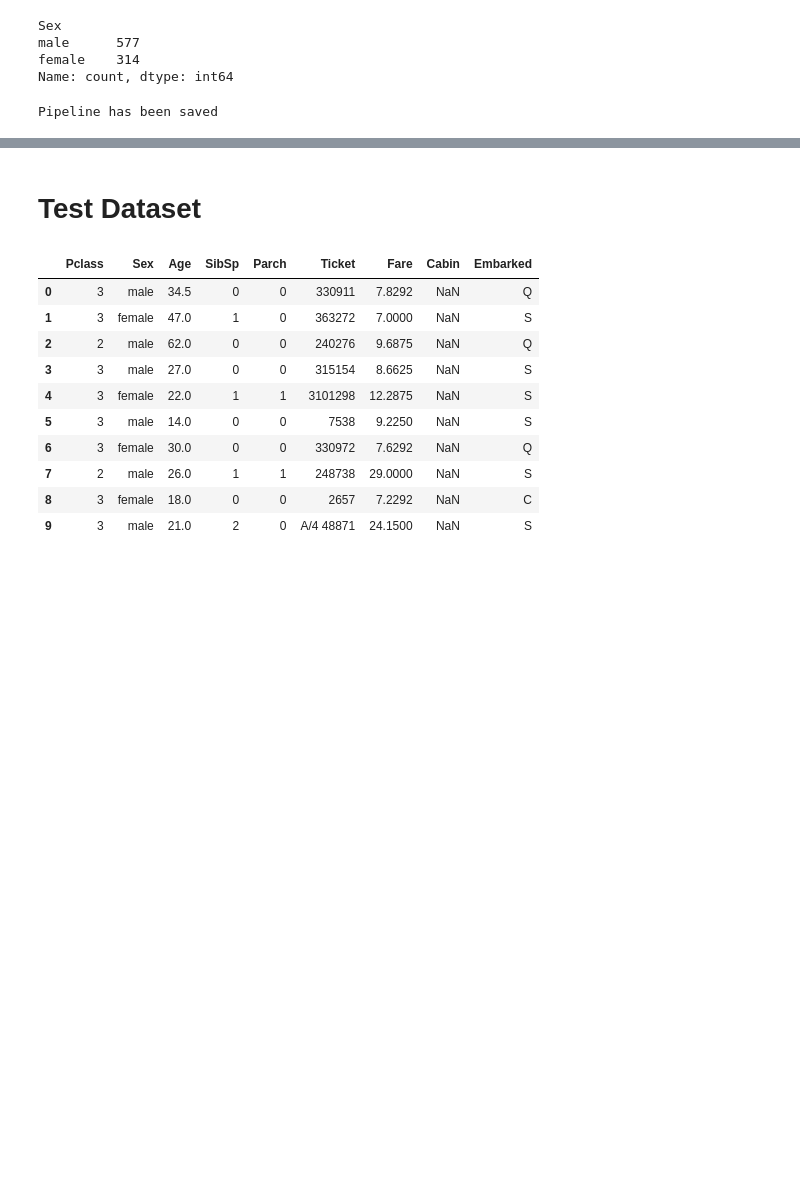
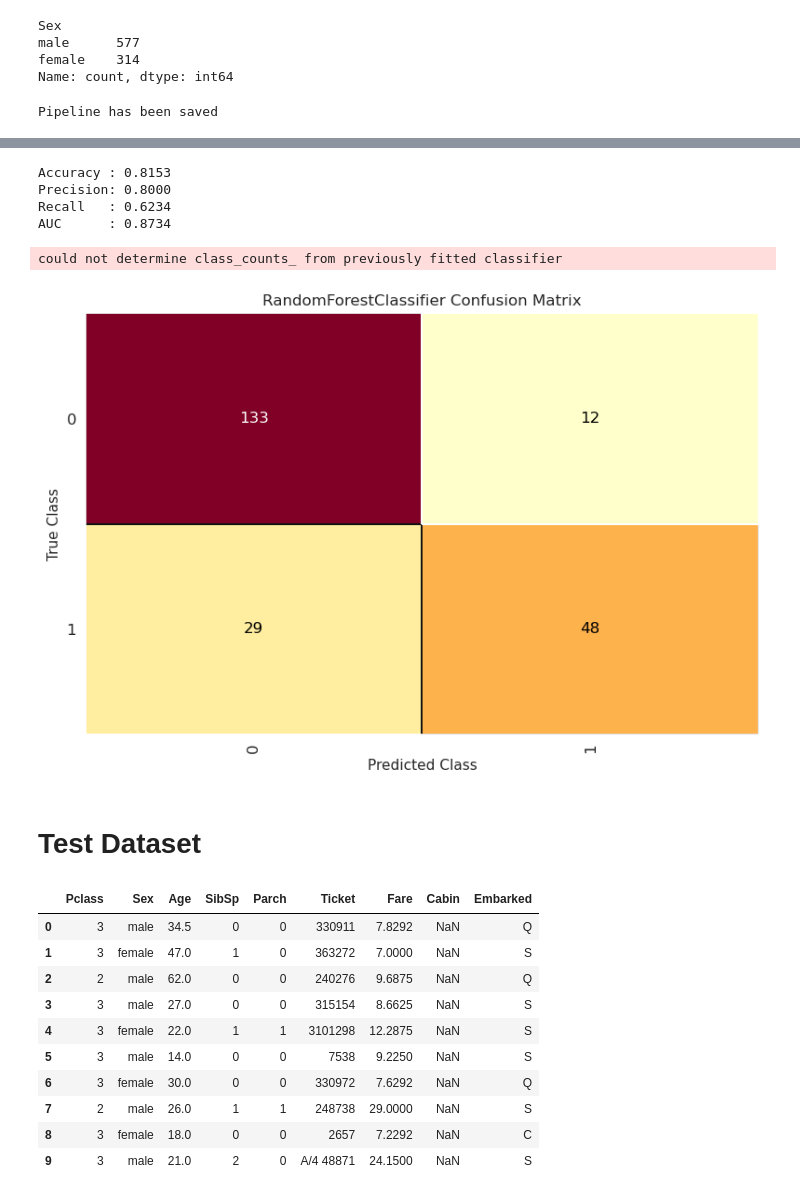
Before and after one commit to Caetanoog18/Titanic, a Jupyter notebook: titanic.ipynb, the cells around one changed output, grey strips where cells are left out. Saved outputs shown, nothing was run; the diff lists cells and outputs as text; code cells hidden in the pictures; blank space fills up the shorter version.

```diff
--- a/titanic.ipynb
+++ b/titanic.ipynb
@@ -361,3 +491,12 @@ train_model.evaluate_models()
+# %%
+train_model.evaluate_best_random_forest_model()
+# %% [output]
+Accuracy : 0.8153
+Precision: 0.8000
+Recall   : 0.6234
+AUC      : 0.8734
+could not determine class_counts_ from previously fitted classifier
+[figure, added]
 # %% [markdown]
 # Test Dataset
 # %%
```
Also changed, not shown: parts of 7 cells of this notebook, 2 other files.
